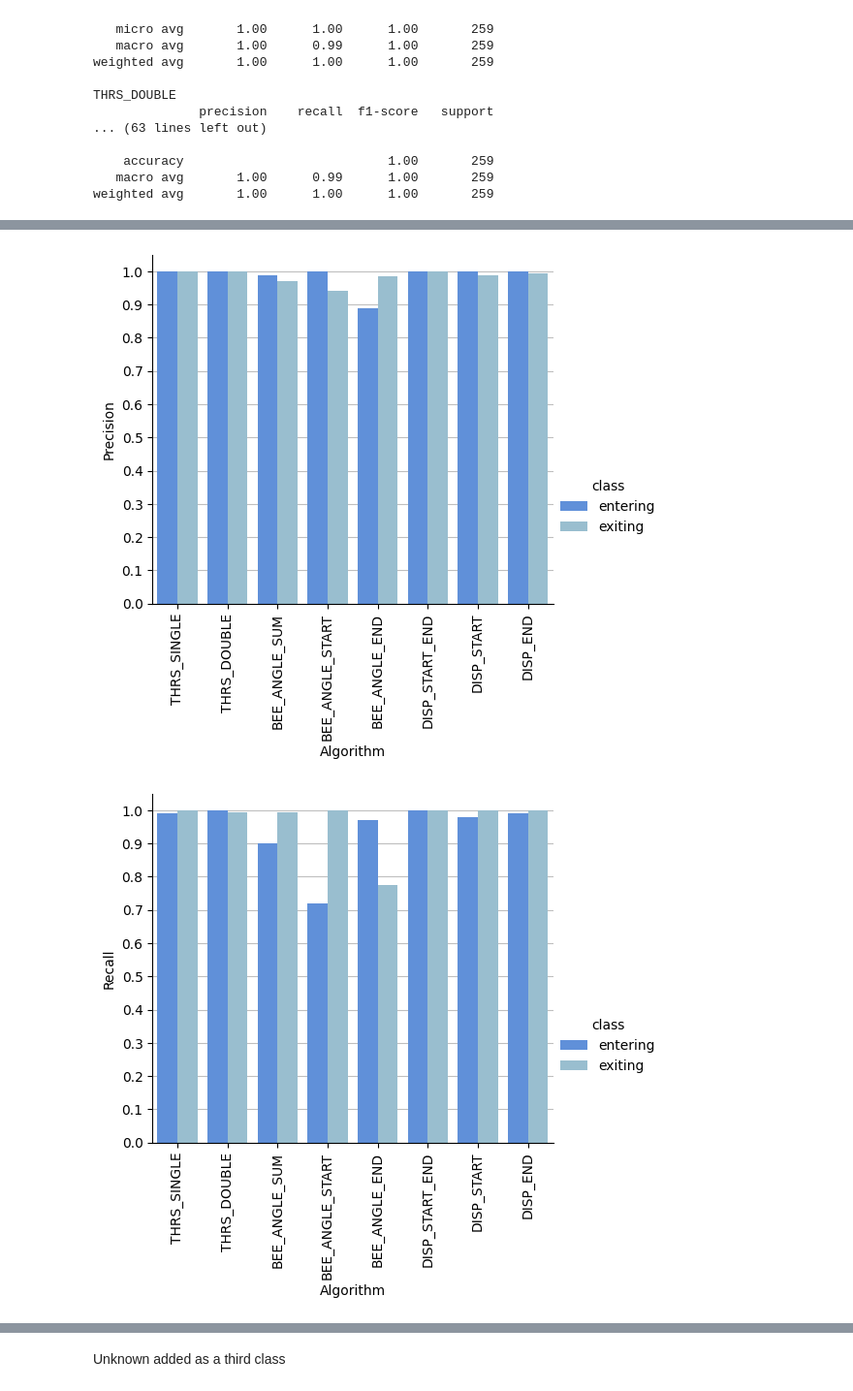
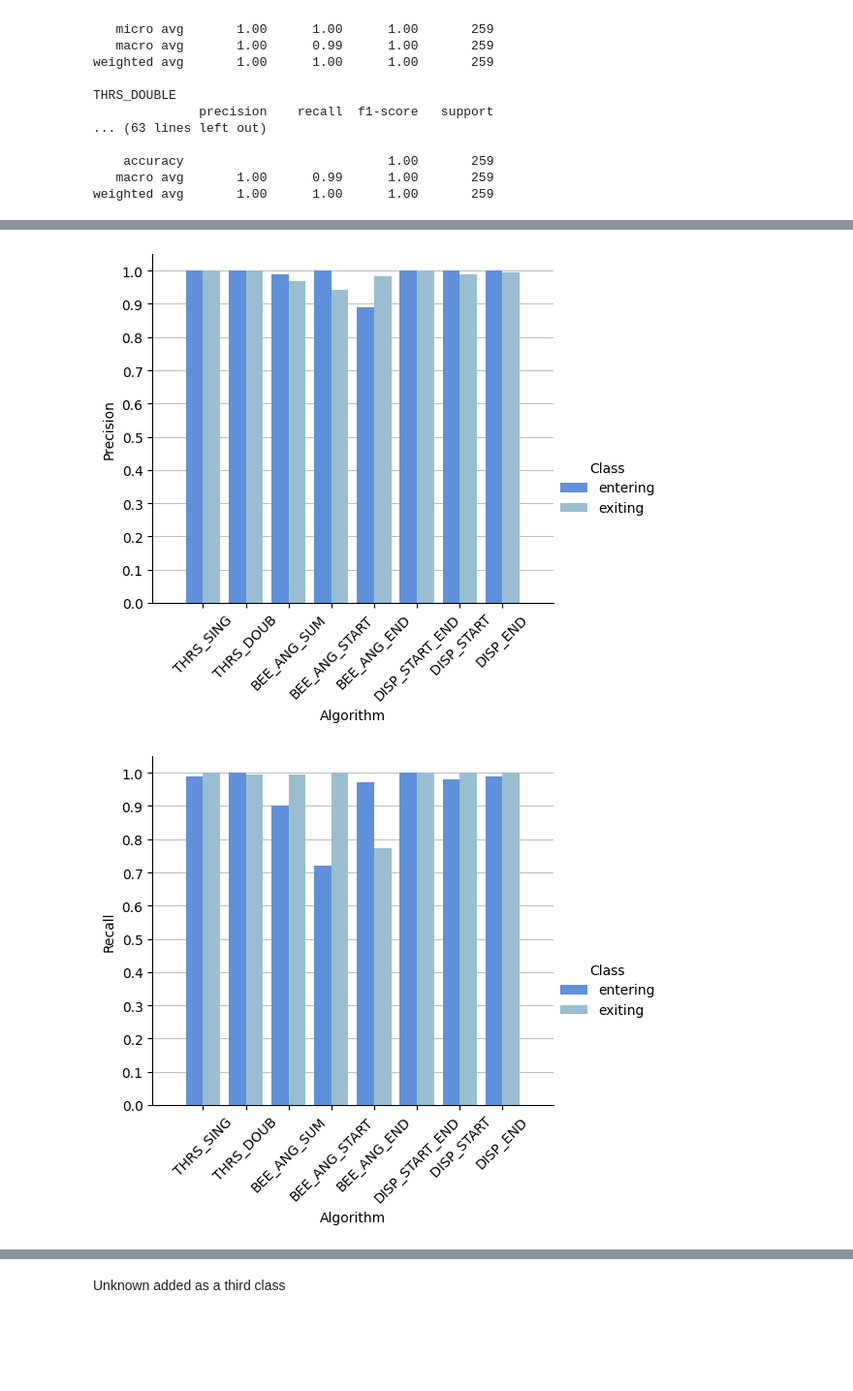
Before and after one commit to lablluberes/beeClassificationMethods, a Jupyter notebook: month_data/Rules.ipynb, the cells around one changed output, grey strips where cells are left out. Shown at 97% size. Drawn from its saved outputs; the diff is of its cells as text; code cells hidden in the pictures; blank space fills up the shorter version.

Commit message:
fixed graphs

```diff
--- a/month_data/Rules.ipynb
+++ b/month_data/Rules.ipynb
@@ -58,6 +72,6 @@ palette = {
 # %%
-algo_order = ["THRS_SINGLE","THRS_DOUBLE","BEE_ANGLE_SUM","BEE_ANGLE_START","BEE_ANGLE_END",
-"DISP_START_END","DISP_START","DISP_END","THRS_BIDIRECTIONAL","DISP_BIDIRECTIONAL","BEE_ANGLE_BIDIRECTIONAL"]
+algo_order = ["THRS_SINGLE","THRS_DOUBLE","BEE_ANG_SUM","BEE_ANG_START","BEE_ANG_END",
+"DISP_START_END","DISP_START","DISP_END","THRS_BIDIR","DISP_BIDIR","BEE_ANG_BIDIR"]
 # %%
 distpalette = {
     "entering": expanded_palette[4],
@@ -411,11 +427,13 @@ def generate_sidegraphs(the_dict,label):
             continue
         else:
             plot = sns.catplot(data=df, kind="bar", x="algo", y="value", hue="class", palette=distpalette)
-            plot.tick_params(axis='x', labelrotation=90)
+            plot.tick_params(axis='x', labelrotation=45)
             ax = plot.ax
+            plot.legend.set_title("Class")
             ax.set_yticks(np.linspace(0,1,11))
             ax.grid(True, axis="y", color="gray", alpha=0.5)
             ax.set_axisbelow(True)
+            ax.margins(x=0.1)
 
             plot.set_axis_labels(x_var="Algorithm", y_var=s.title())
             plot.fig.subplots_adjust(bottom=0.25)
@@ -491,11 +510,11 @@ functions = {
     'THRS_DOUBLE': in_out,
     'THRS_SINGLE': in_out_single,
     'DISP_START_END': displacementinit,
-    'BEE_ANGLE_SUM': angles,
+    'BEE_ANG_SUM': angles,
     'DISP_START': displacement2,
     'DISP_END': displacement,
-    'BEE_ANGLE_START': firstangle,
-    'BEE_ANGLE_END': lastangle,
+    'BEE_ANG_START': firstangle,
+    'BEE_ANG_END': lastangle,
 
 }
 functions = {k: functions[k] for k in algo_order if k in functions}
@@ -542,0 +578,4 @@ weighted avg       1.00      1.00      1.00       259
+# %%
+simple_dict_copy = simple_dict.copy()
+simple_dict_copy['algo'] = simple_dict['algo'].map(shortened)
+simple_dict_copy
@@ -543,5 +596,5 @@ weighted avg       1.00      1.00      1.00       259
 # %%
-generate_sidegraphs(simple_dict,"simple")
+generate_sidegraphs(simple_dict_copy,"simple")
 # %% [output]
-[figure, old version]
+[figure, new version]
-[figure, old version]
+[figure, new version]
```
Also changed, not shown: parts of 37 cells of this notebook, 50 other files.
